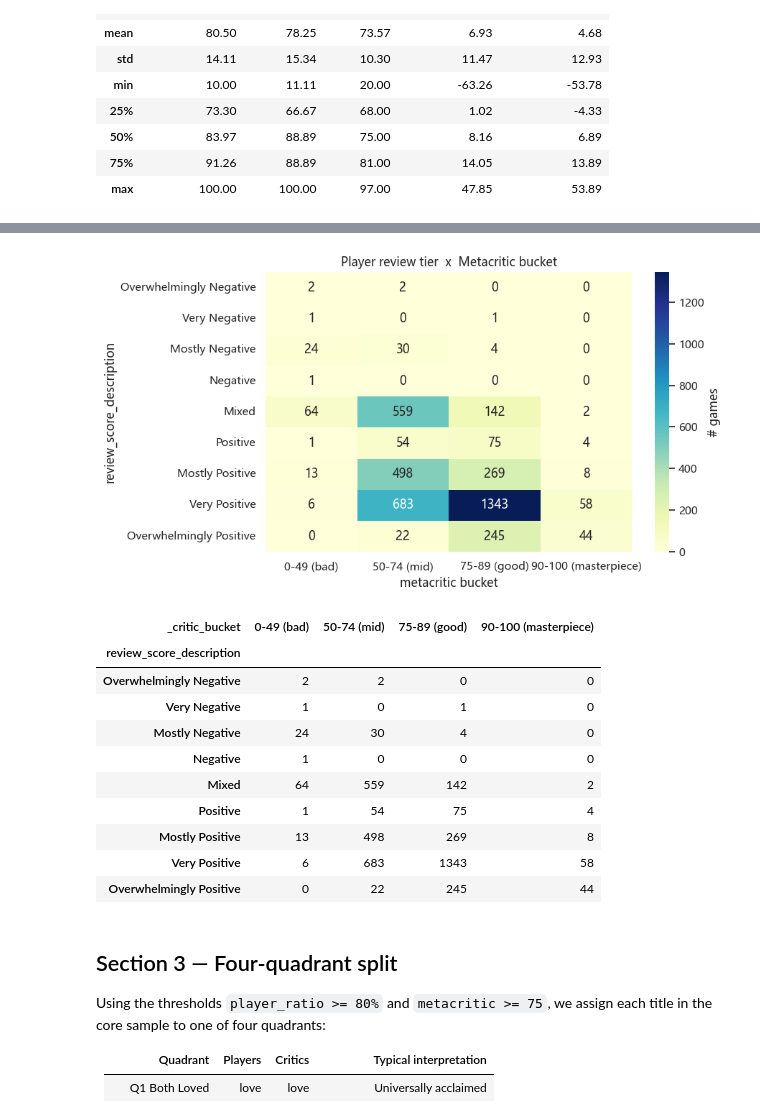
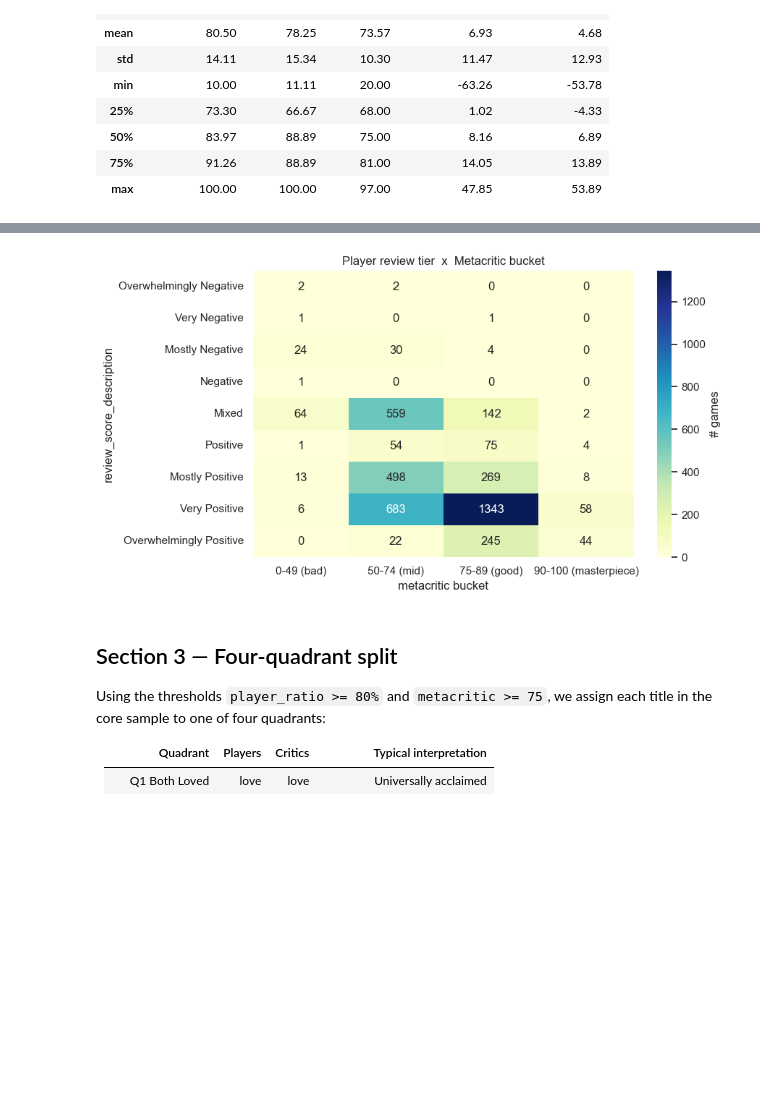
Before and after one commit to liuwilly74-cpu/2026Spring_projects, a Jupyter notebook: critic_vs_player_divergence.ipynb, the cells around one changed output, grey strips where cells are left out. Saved outputs shown, nothing was run; the diff lists cells and outputs as text; code cells hidden in the pictures; blank space fills up the shorter version.

```diff
--- a/critic_vs_player_divergence.ipynb
+++ b/critic_vs_player_divergence.ipynb
@@ -24,21 +22,14 @@ Table of contents:
 
 Import dependencies, define CONFIG, load the 5 cleaned CSVs and merge them to build the core analysis sample.
 # %%
-import warnings
 from pathlib import Path
-
 import numpy as np
 import pandas as pd
 import matplotlib.pyplot as plt
 import seaborn as sns
 
-warnings.filterwarnings("ignore", category=FutureWarning)
 sns.set_theme(style="whitegrid", context="notebook")
 plt.rcParams["axes.unicode_minus"] = False
-for _font in ["Microsoft YaHei", "SimHei", "Arial Unicode MS", "DejaVu Sans"]:
-    plt.rcParams["font.sans-serif"] = [_font]
-    break
-
 DATA_DIR = Path("Cleaned_Data")
 
 CONFIG = {
@@ -51,4 +42,35 @@ CONFIG = {
     "min_games_per_developer": 5,
     "top_n": 15,
 }
-CONFIG
+
+reviews = pd.read_csv(DATA_DIR / "reviews_clean.csv")
+games   = pd.read_csv(DATA_DIR / "games_clean.csv")
+genres     = pd.read_csv(DATA_DIR / "genres_clean.csv")
+tags       = pd.read_csv(DATA_DIR / "tags_clean.csv")
+categories = pd.read_csv(DATA_DIR / "categories_clean.csv")
+
+OWNERS_ORDER = [
+    "0 .. 20,000",
+    "20,000 .. 50,000",
+    "50,000 .. 100,000",
+    "100,000 .. 200,000",
+    "200,000 .. 500,000",
+    "500,000 .. 1,000,000",
+    "1,000,000 .. 2,000,000",
+    "2,000,000 .. 5,000,000",
+    "5,000,000 .. 10,000,000",
+    "10,000,000 .. 20,000,000",
+    "20,000,000 .. 50,000,000",
+    "50,000,000 .. 100,000,000",
+    "100,000,000 .. 200,000,000",
+]
+
+games = games.copy()
+games["release_date"] = pd.to_datetime(games["release_date"], errors="coerce")
+games["release_year"] = games["release_date"].dt.year
+games["owners_range"] = pd.Categorical(
+    games["owners_range"],
+    categories=[c for c in OWNERS_ORDER if c in set(games["owners_range"].dropna().unique())],
+    ordered=True,
+)
+games["is_free"] = games["is_free"].astype("Int64")
@@ -268,45 +208,31 @@ core.drop(columns=["_critic_bin"], inplace=True)
 # %%
 metacritic_bins = [0, 49, 74, 89, 100]
 metacritic_labels = ["0-49 (bad)", "50-74 (mid)", "75-89 (good)", "90-100 (masterpiece)"]
 core["_critic_bucket"] = pd.cut(
     core["critic_norm"], bins=metacritic_bins, labels=metacritic_labels, include_lowest=True,
 )
 
 desc_order = [
     "Overwhelmingly Negative", "Very Negative", "Mostly Negative", "Negative",
     "Mixed",
     "Positive", "Mostly Positive", "Very Positive", "Overwhelmingly Positive",
 ]
 desc_present = [d for d in desc_order if d in core["review_score_description"].unique()]
 
 cross = pd.crosstab(
     core["review_score_description"].astype(pd.CategoricalDtype(desc_present, ordered=True)),
     core["_critic_bucket"],
 ).reindex(index=desc_present)
 
 fig, ax = plt.subplots(figsize=(9, 5))
 sns.heatmap(cross, annot=True, fmt="d", cmap="YlGnBu", cbar_kws={"label": "# games"}, ax=ax)
 ax.set_title("Player review tier  x  Metacritic bucket")
 ax.set_xlabel("metacritic bucket")
 ax.set_ylabel("review_score_description")
 plt.tight_layout()
 plt.show()
-
-core.drop(columns=["_critic_bucket"], inplace=True)
-cross
 # %% [output]
-[figure, old version]
+[figure, new version]
-| _critic_bucket | 0-49 (bad) | 50-74 (mid) | 75-89 (good) | 90-100 (masterpiece) |
-| review_score_description |  |  |  |  |
-| Overwhelmingly Negative | 2 | 2 | 0 | 0 |
-| Very Negative | 1 | 0 | 1 | 0 |
-| Mostly Negative | 24 | 30 | 4 | 0 |
-| Negative | 1 | 0 | 0 | 0 |
-| Mixed | 64 | 559 | 142 | 2 |
-| Positive | 1 | 54 | 75 | 4 |
-| Mostly Positive | 13 | 498 | 269 | 8 |
-| Very Positive | 6 | 683 | 1343 | 58 |
-| Overwhelmingly Positive | 0 | 22 | 245 | 44 |
 # %% [markdown]
 ## Section 3 — Four-quadrant split
 
```
Also changed, not shown: parts of 19 cells of this notebook, 1 other file.
